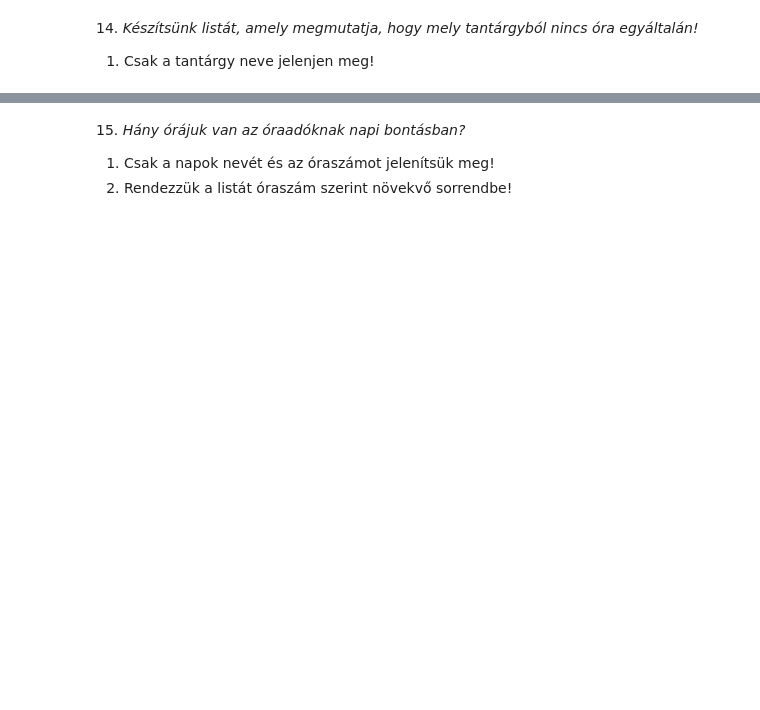
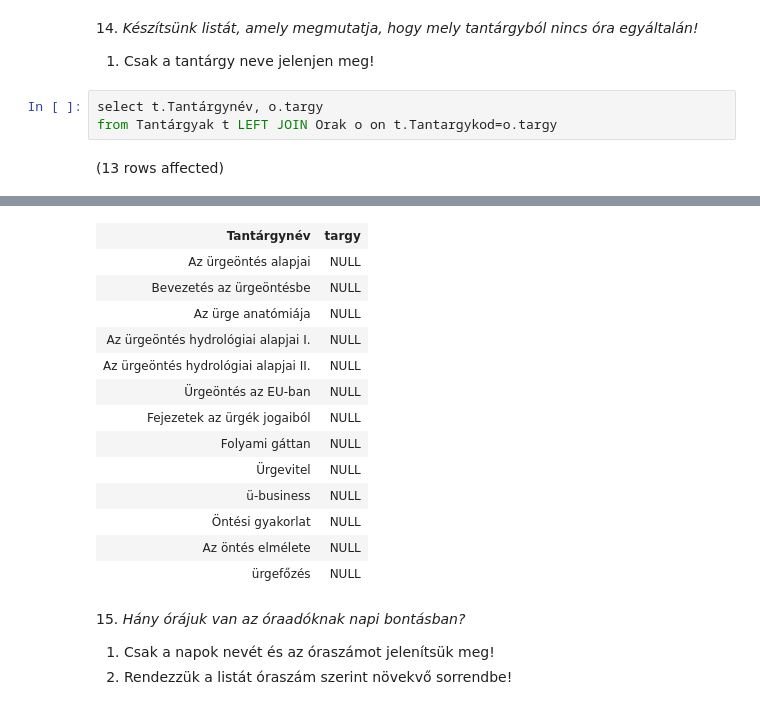
Before and after one commit to sbarna12/G02, a Jupyter notebook: gyakorlat03_feladatok.ipynb, the cells around one changed output, grey strips where cells are left out. Saved outputs shown, nothing was run; the diff lists cells and outputs as text; blank space fills up the shorter version.

```diff
--- a/gyakorlat03_feladatok.ipynb
+++ b/gyakorlat03_feladatok.ipynb
@@ -152,3 +205,8 @@ Az oszlopokat nevezzük el értelemszerűen!
 14. _Készítsünk listát, amely megmutatja, hogy mely tantárgyból nincs óra egyáltalán!_
 
 1. Csak a tantárgy neve jelenjen meg!
+# %%
+select t.Tantárgynév, o.targy
+from Tantárgyak t LEFT JOIN Orak o on t.Tantargykod=o.targy
+# %% [output]
+(13 rows affected)
@@ -155,3 +214,17 @@ Az oszlopokat nevezzük el értelemszerűen!
+| Tantárgynév | targy |
+| Az ürgeöntés alapjai | NULL |
+| Bevezetés az ürgeöntésbe | NULL |
+| Az ürge anatómiája | NULL |
+| Az ürgeöntés hydrológiai alapjai I. | NULL |
+| Az ürgeöntés hydrológiai alapjai II. | NULL |
+| Ürgeöntés az EU-ban | NULL |
+| Fejezetek az ürgék jogaiból | NULL |
+| Folyami gáttan | NULL |
+| Ürgevitel | NULL |
+| ü-business | NULL |
+| Öntési gyakorlat | NULL |
+| Az öntés elmélete | NULL |
+| ürgefőzés | NULL |
 # %% [markdown]
 15. _Hány órájuk van az óraadóknak napi bontásban?_
 
```
Also changed, not shown: parts of 5 cells of this notebook, 1 other file.
